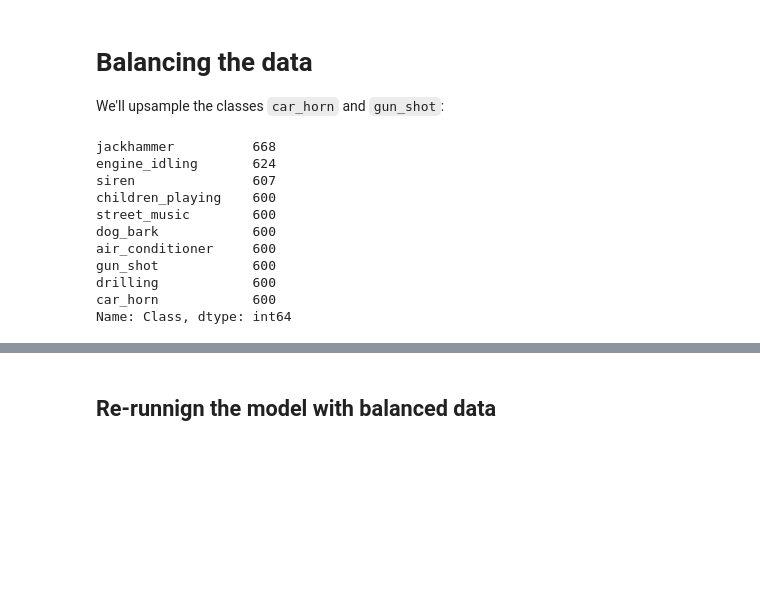
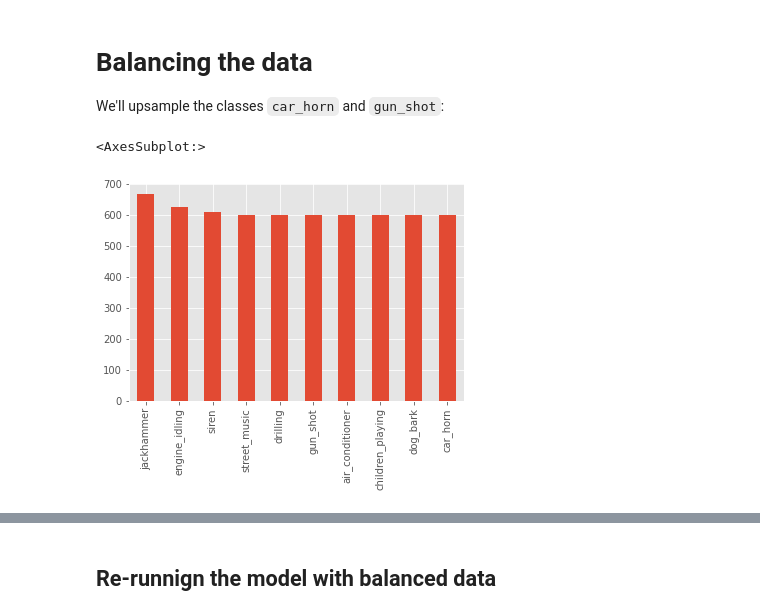
Before and after one commit to ronaldpacheco/Urban-Sound-Classification, a Jupyter notebook: Modeling.ipynb, the cells around one changed output, grey strips where cells are left out. Saved outputs shown, nothing was run; the diff lists cells and outputs as text; code cells hidden in the pictures; blank space fills up the shorter version.

```diff
--- a/Modeling.ipynb
+++ b/Modeling.ipynb
@@ -254,21 +254,12 @@ df_gun_shot_upsampled = resample(df_minority,
 # %%
 # Combine majority class with upsampled minority class
 df_upsampled = pd.concat([data[(data.Class!='car_horn')&(data.Class!='gun_shot')], df_car_horn_upsampled, df_gun_shot_upsampled])
 
 # Display new class counts
-df_upsampled.Class.value_counts()
+df_upsampled.Class.value_counts().plot(kind='bar')
 # %% [output]
-jackhammer          668
-engine_idling       624
-siren               607
-children_playing    600
-street_music        600
-dog_bark            600
-air_conditioner     600
-gun_shot            600
-drilling            600
-car_horn            600
-Name: Class, dtype: int64
+<AxesSubplot:>
+[figure, added]
 # %%
 df_upsampled
 # %% [output]
```
Also changed, not shown: parts of 1 cell of this notebook, 4 other files.
